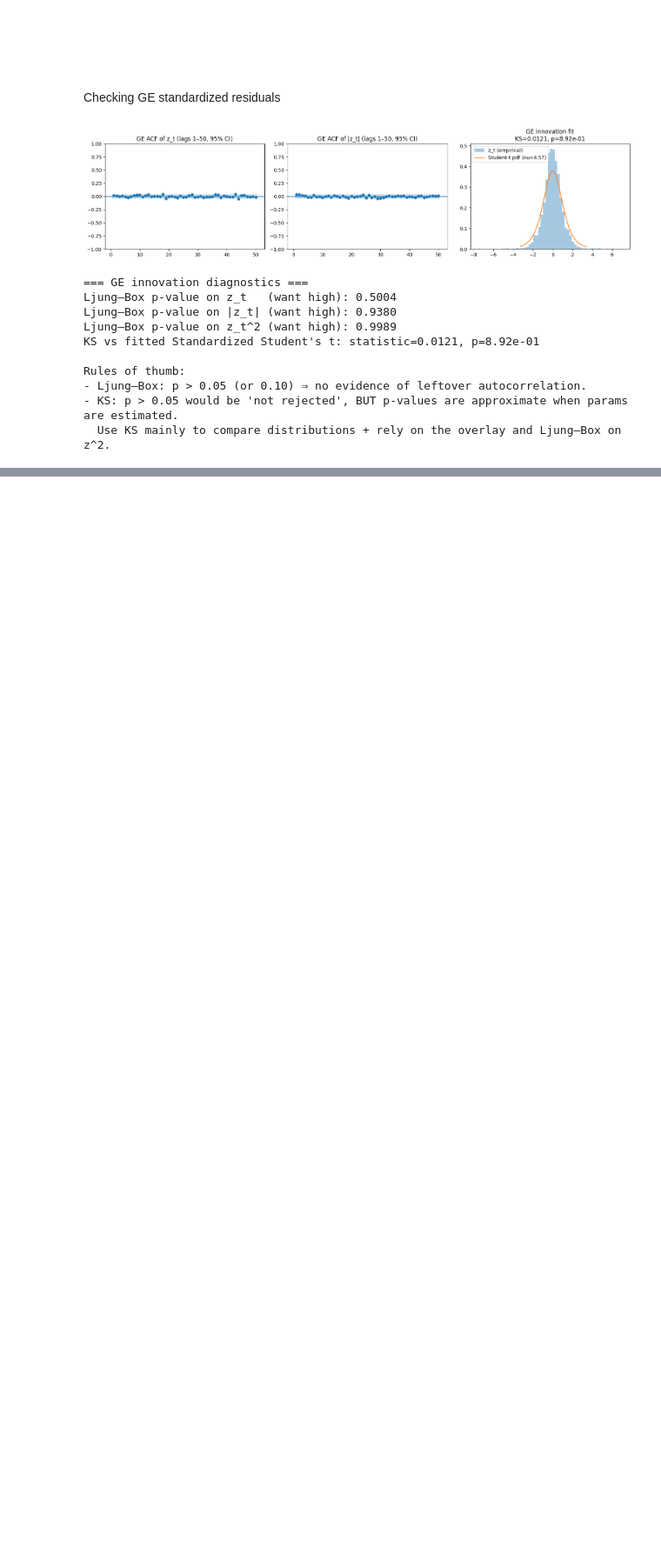
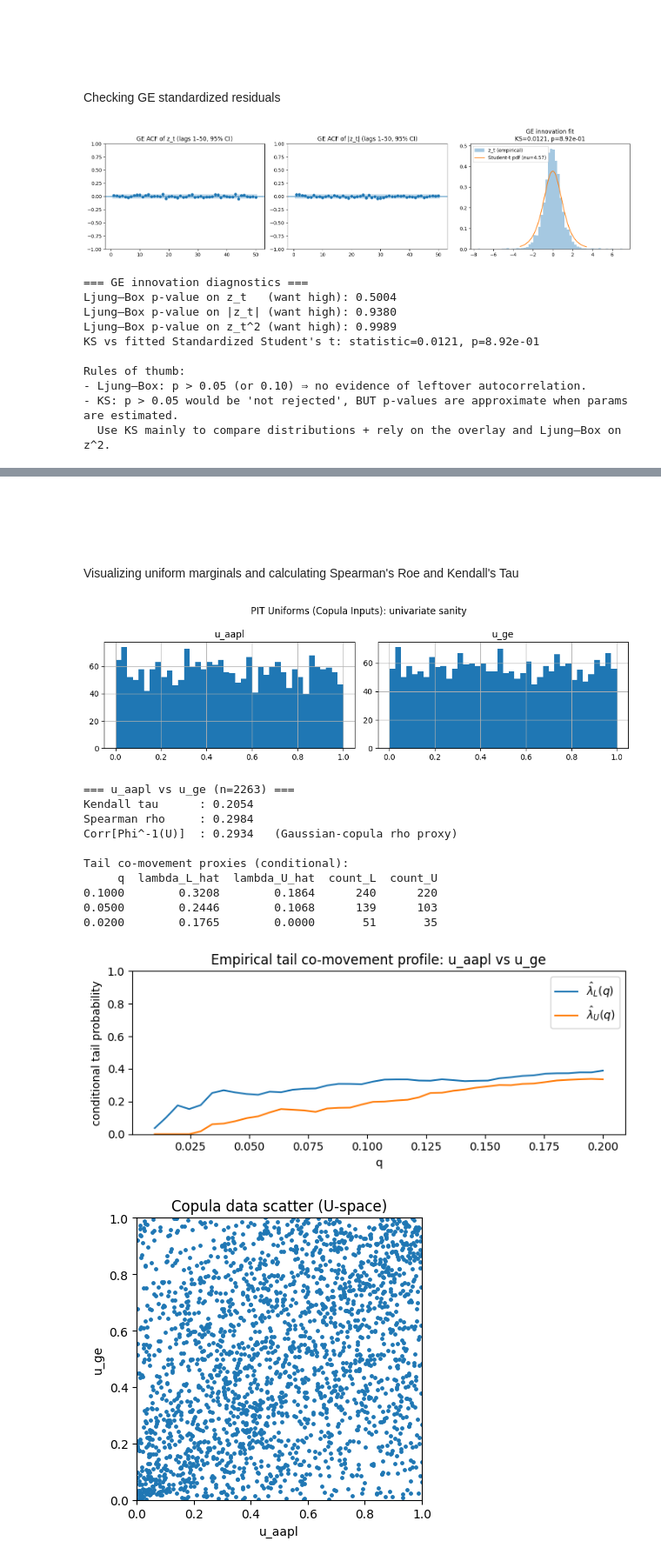
Before and after one commit to isak-drougge/applications-copula-methods-in-finance, a Jupyter notebook: notebooks/01_explore_marginal_distributions.ipynb, the cells around one changed output, grey strips where cells are left out. Shown at 87% size. Drawn from its saved outputs; the diff is of its cells as text; code cells hidden in the pictures; blank space fills up the shorter version.

Commit message:
01: copula fitting and visualization

```diff
--- a/notebooks/01_explore_marginal_distributions.ipynb
+++ b/notebooks/01_explore_marginal_distributions.ipynb
@@ -732,0 +858,8 @@ Rules of thumb:
+# %%
+U = prep_uniform_marginals({
+    "u_aapl": aapl_garch,   # DataFrame with column "u"
+    "u_ge":   ge_garch,     # DataFrame with column "u"
+})
+
+display(summarize_uniforms(U))
+U.head(), U.shape
@@ -732,0 +1086,19 @@ Rules of thumb:
+# %% [markdown]
+<br><br><br><br>
+Visualizing uniform marginals and calculating Spearman's Roe and Kendall's Tau
+# %%
+copula_input_diagnostics(U)
+# %% [output]
+[figure, added]
+=== u_aapl vs u_ge (n=2263) ===
+Kendall tau      : 0.2054
+Spearman rho     : 0.2984
+Corr[Phi^-1(U)]  : 0.2934   (Gaussian-copula rho proxy)
+
+Tail co-movement proxies (conditional):
+     q  lambda_L_hat  lambda_U_hat  count_L  count_U
+0.1000        0.3208        0.1864      240      220
+0.0500        0.2446        0.1068      139      103
+0.0200        0.1765        0.0000       51       35
+[figure, added]
+[figure, added]
```
Also changed, not shown: parts of 23 cells of this notebook.
